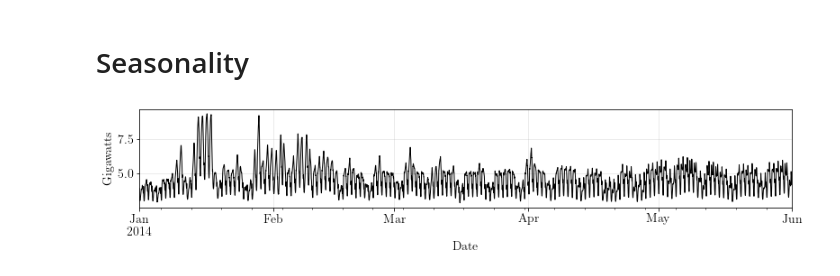
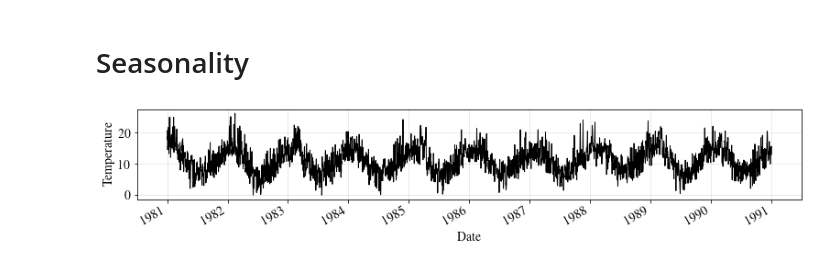
Before and after one commit to maffei2443/meta_experiments, a Jupyter notebook: notebooks/pattern_examples.ipynb, the cells around one changed output. Cells and saved outputs as stored; diff of their text form; code cells hidden in the pictures.

```diff
--- a/notebooks/pattern_examples.ipynb
+++ b/notebooks/pattern_examples.ipynb
@@ -46,12 +20,11 @@ plt.savefig('sunspotsacf.pdf', bbox_inches='tight')
 # %% [markdown]
 # Seasonality
 # %%
-dta = sm.datasets.get_rdataset("elecdemand", "fpp2").data
-dta.index = pd.Index(pd.date_range('2014-01-01 00:00:00', '2014-12-31 23:30:00', periods=17520))
-dta = dta.loc[pd.date_range('2014-01-01', '2014-6-01', freq='30min')]
-dta.plot(y='Demand', figsize=(width, height), color='black', legend=None)
-plt.ylabel('Gigawatts')
+dta = pd.read_csv('daily-min-temperatures.csv', index_col='Date')
+dta.index = pd.to_datetime(dta.index)
+dta.plot(y='Temp', figsize=(width, height), color='black', legend=None)
+plt.ylabel('Temperature')
 plt.xlabel('Date')
-plt.savefig('elec.pdf', bbox_inches='tight')
+plt.savefig('temperature.pdf', bbox_inches='tight')
 # %% [output]
-[figure, old version]
+[figure, new version]
```
Also changed, not shown: parts of 7 cells of this notebook, 1 other file.
